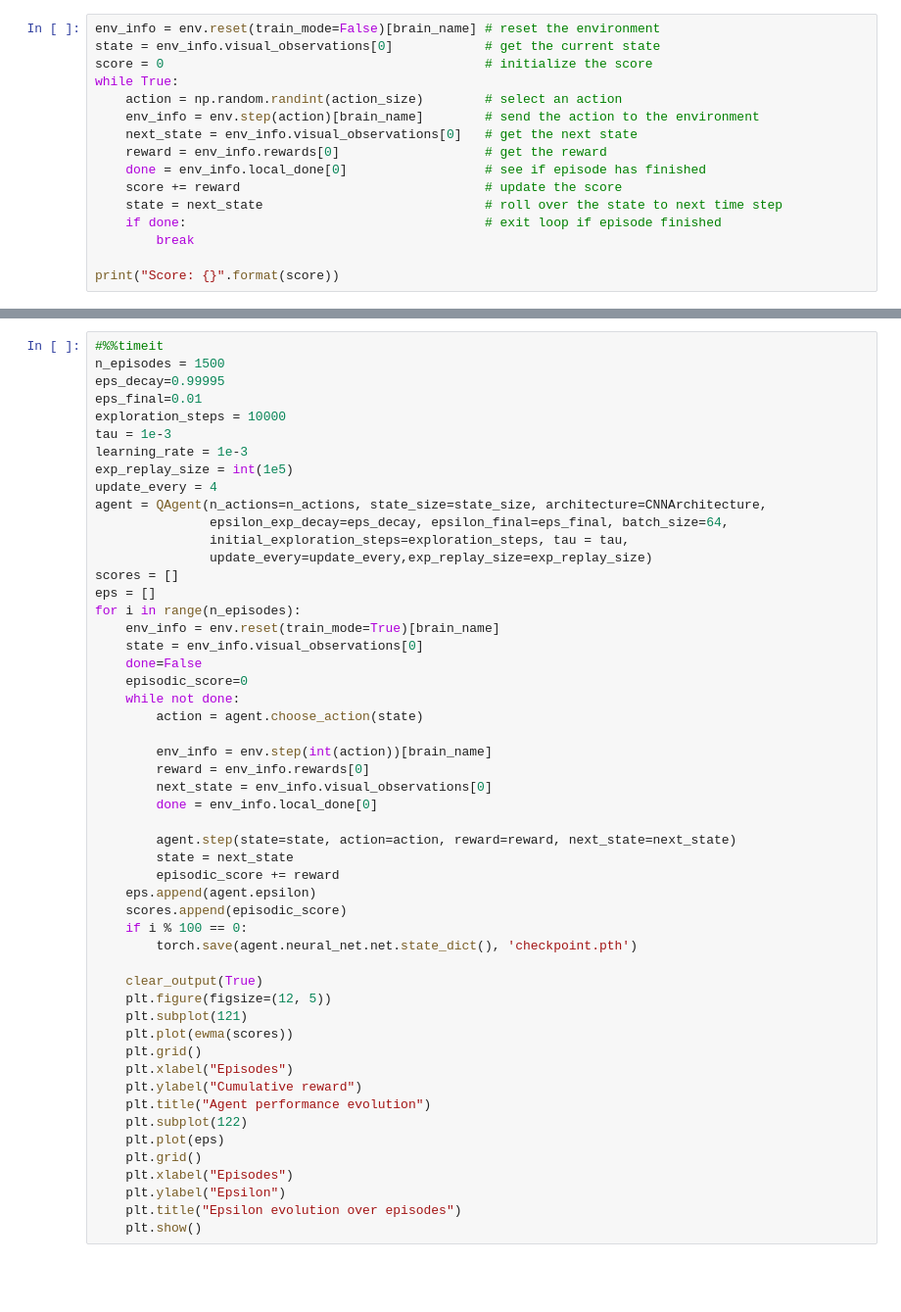
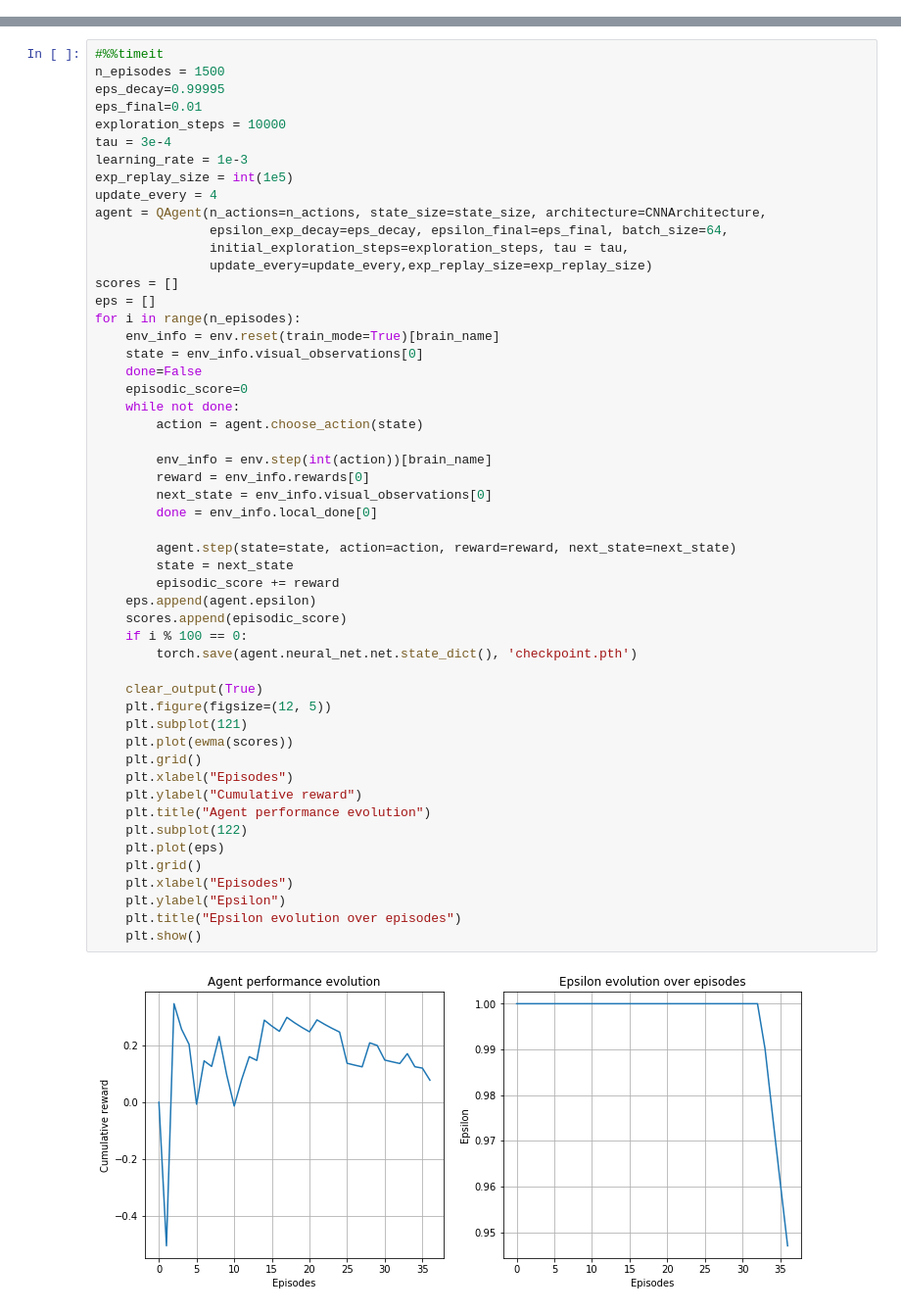
Before and after one commit to ivallesp/RL_Banana_Collector, a Jupyter notebook: Navigation_Pixels.ipynb, the cells around one changed output, grey strips where cells are left out. Shown: that part at 98% size. Saved outputs shown, nothing was run; the diff lists cells and outputs as text; blank space fills up the shorter version.

```diff
--- a/Navigation_Pixels.ipynb
+++ b/Navigation_Pixels.ipynb
@@ -85,16 +0,0 @@ Of course, you'll have to change the code so that the agent is able to use its e
-# %%
-env_info = env.reset(train_mode=False)[brain_name] # reset the environment
-state = env_info.visual_observations[0]            # get the current state
-score = 0                                          # initialize the score
-while True:
-    action = np.random.randint(action_size)        # select an action
-    env_info = env.step(action)[brain_name]        # send the action to the environment
-    next_state = env_info.visual_observations[0]   # get the next state
-    reward = env_info.rewards[0]                   # get the reward
-    done = env_info.local_done[0]                  # see if episode has finished
-    score += reward                                # update the score
-    state = next_state                             # roll over the state to next time step
-    if done:                                       # exit loop if episode finished
-        break
-
-print("Score: {}".format(score))
@@ -142,7 +210,7 @@ n_episodes = 1500
 eps_decay=0.99995
 eps_final=0.01
 exploration_steps = 10000
-tau = 1e-3
+tau = 3e-4
 learning_rate = 1e-3
 exp_replay_size = int(1e5)
 update_every = 4
@@ -161,30 +229,32 @@ for i in range(n_episodes):
         action = agent.choose_action(state)
 
         env_info = env.step(int(action))[brain_name]
         reward = env_info.rewards[0]
         next_state = env_info.visual_observations[0]
         done = env_info.local_done[0]
 
         agent.step(state=state, action=action, reward=reward, next_state=next_state)
         state = next_state
         episodic_score += reward
     eps.append(agent.epsilon)
     scores.append(episodic_score)
     if i % 100 == 0:
         torch.save(agent.neural_net.net.state_dict(), 'checkpoint.pth')
 
     clear_output(True)
     plt.figure(figsize=(12, 5))
     plt.subplot(121)
     plt.plot(ewma(scores))
     plt.grid()
     plt.xlabel("Episodes")
     plt.ylabel("Cumulative reward")
     plt.title("Agent performance evolution")
     plt.subplot(122)
     plt.plot(eps)
     plt.grid()
     plt.xlabel("Episodes")
     plt.ylabel("Epsilon")
     plt.title("Epsilon evolution over episodes")
     plt.show()
+# %% [output]
+[figure, added]
```
Also changed, not shown: parts of 24 cells of this notebook.
